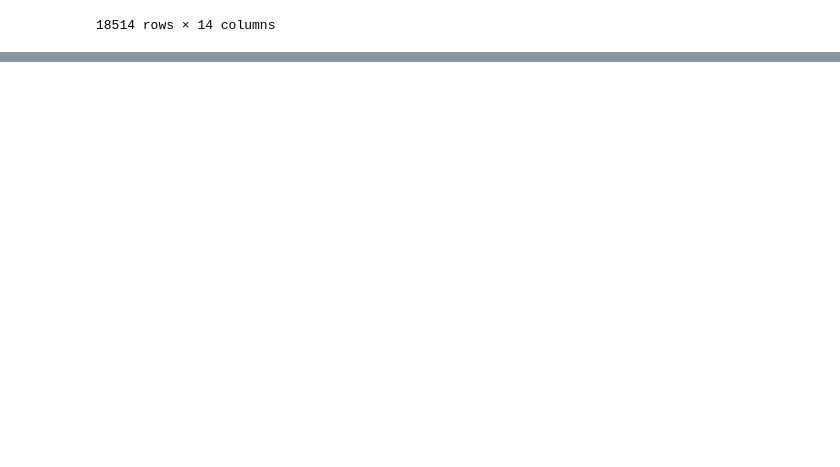
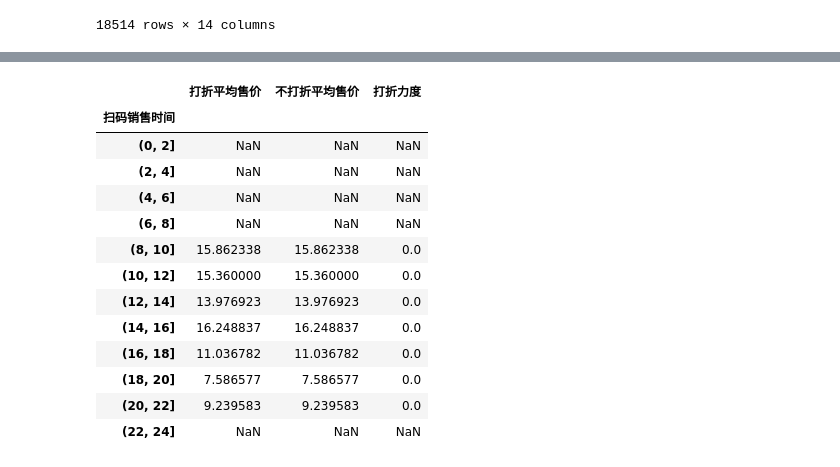
Before and after one commit to 738NGX/2023CUMCM_C, a Jupyter notebook: main.ipynb, the cells around one changed output, grey strips where cells are left out. Saved outputs shown, nothing was run; the diff lists cells and outputs as text; code cells hidden in the pictures; blank space fills up the shorter version.

```diff
--- a/main.ipynb
+++ b/main.ipynb
@@ -383,0 +322,38 @@ KeyError: 'Column not found: 销售数量'
+# %%
+import pandas as pd
+
+# 将扫码销售时间转换为日期时间格式
+filtered_data['扫码销售时间'] = pd.to_datetime(filtered_data['扫码销售时间'])
+
+# 判断是否有打折销售
+discount_data = filtered_data[filtered_data['是否打折销售'] == '是']
+
+# 将时间分成不同的时间段
+time_bins = pd.cut(discount_data['扫码销售时间'].dt.hour, bins=range(0, 25, 2))
+
+# 计算每个时间段内的打折销售数量和不打折销售数量
+discount_count = discount_data.groupby(time_bins)['销售单价(元/千克)'].mean()
+total_count = filtered_data.groupby(time_bins)['销售单价(元/千克)'].mean()
+
+# 计算打折销售单价和不打折销售单价的变化比率
+discount_ratio = (total_count - discount_count) / total_count
+
+# 打印结果
+result = pd.concat([discount_count, total_count, discount_ratio], axis=1)
+result.columns = ['打折平均售价', '不打折平均售价', '打折力度']
+display(pd.DataFrame(result))
+# %% [output]
+|  | 打折平均售价 | 不打折平均售价 | 打折力度 |
+| 扫码销售时间 |  |  |  |
+| (0, 2] | NaN | NaN | NaN |
+| (2, 4] | NaN | NaN | NaN |
+| (4, 6] | NaN | NaN | NaN |
+| (6, 8] | NaN | NaN | NaN |
+| (8, 10] | 15.862338 | 15.862338 | 0.0 |
+| (10, 12] | 15.360000 | 15.360000 | 0.0 |
+| (12, 14] | 13.976923 | 13.976923 | 0.0 |
+| (14, 16] | 16.248837 | 16.248837 | 0.0 |
+| (16, 18] | 11.036782 | 11.036782 | 0.0 |
+| (18, 20] | 7.586577 | 7.586577 | 0.0 |
+| (20, 22] | 9.239583 | 9.239583 | 0.0 |
+| (22, 24] | NaN | NaN | NaN |
```
Also changed, not shown: parts of 22 cells of this notebook, 11 other files.
